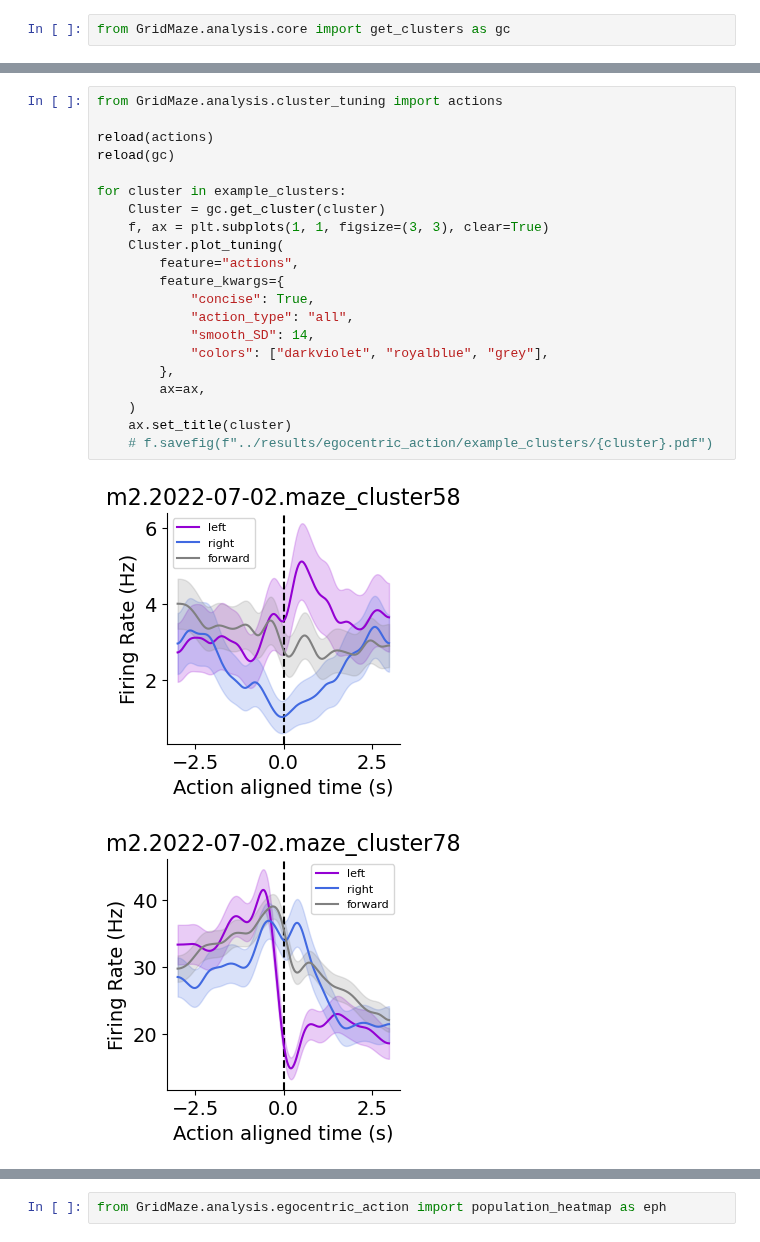
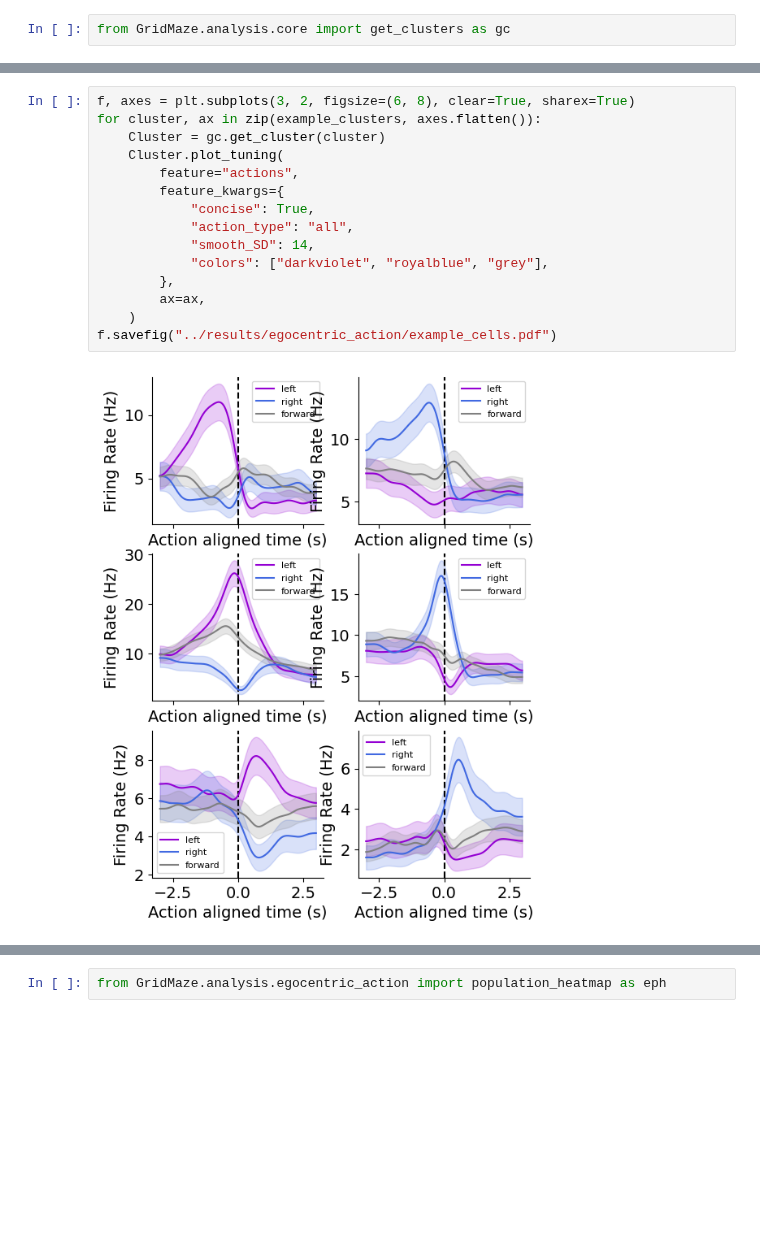
Before and after one commit to peterdoohan/GridMaze-mFC, a Jupyter notebook: Notebooks/egocentric_action.ipynb, the cells around one changed output, grey strips where cells are left out. Cells and saved outputs as stored; diff of their text form; blank space fills up the shorter version.

```diff
--- a/Notebooks/egocentric_action.ipynb
+++ b/Notebooks/egocentric_action.ipynb
@@ -48,25 +39,18 @@ example_clusters = [
 ]
-# %%
-from GridMaze.analysis.cluster_tuning import actions
-
-reload(actions)
-reload(gc)
-
-for cluster in example_clusters:
-    Cluster = gc.get_cluster(cluster)
-    f, ax = plt.subplots(1, 1, figsize=(3, 3), clear=True)
-    Cluster.plot_tuning(
-        feature="actions",
-        feature_kwargs={
-            "concise": True,
-            "action_type": "all",
-            "smooth_SD": 14,
-            "colors": ["darkviolet", "royalblue", "grey"],
-        },
-        ax=ax,
-    )
-    ax.set_title(cluster)
-    # f.savefig(f"../results/egocentric_action/example_clusters/{cluster}.pdf")
-# %% [output]
-[figure, removed]
-[figure, removed]
+# %%
+f, axes = plt.subplots(3, 2, figsize=(6, 8), clear=True, sharex=True)
+for cluster, ax in zip(example_clusters, axes.flatten()):
+    Cluster = gc.get_cluster(cluster)
+    Cluster.plot_tuning(
+        feature="actions",
+        feature_kwargs={
+            "concise": True,
+            "action_type": "all",
+            "smooth_SD": 14,
+            "colors": ["darkviolet", "royalblue", "grey"],
+        },
+        ax=ax,
+    )
+f.savefig("../results/egocentric_action/example_cells.pdf")
+# %% [output]
+[figure, added]
```
Also changed, not shown: parts of 5 cells of this notebook.
